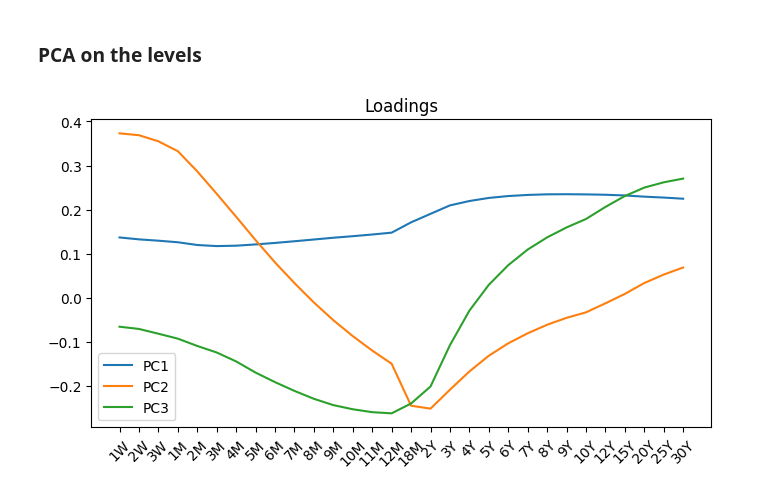
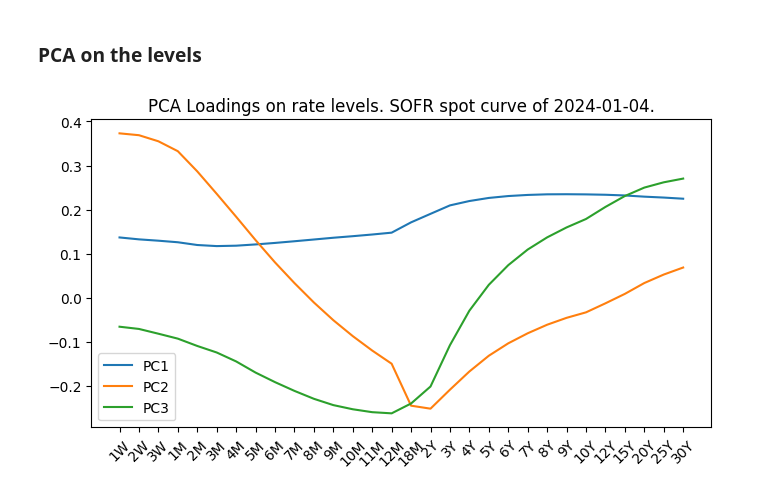
Before and after one commit to hedge-fund-strats/yield-curve-slope-trading, a Jupyter notebook: 01-pca.ipynb, the cells around one changed output. Cells and saved outputs as stored; diff of their text form; code cells hidden in the pictures.

```diff
--- a/01-pca.ipynb
+++ b/01-pca.ipynb
@@ -167,23 +168,23 @@ for i in range(1, 4):
 # %%
 n_mats = len(spot_diff.columns)
 n_obs = len(spot_diff)
 window_size = 252
-
+date = "2024-01-04"
 scores, daily_pca = mod.rolling_pca(df=spot_df,
                                        window_size=window_size,
                                        recalibration_period=1,
                                        columns=None,
                                        )
 
 plt.figure(figsize=(8, 4))
-plt.plot(daily_pca["2024-01-04"]["loadings"].T)
+plt.plot(daily_pca[f"{date}"]["loadings"].T)
 plt.xticks(range(len(spot_df.columns)),
            labels=spot_df.columns.to_list(),
            rotation=45)
-plt.title("Loadings")
+plt.title(f"PCA Loadings on rate levels. SOFR spot curve of {date}.")
 plt.legend(["PC1", "PC2", "PC3"])
 plt.show()
 # %% [output]
-[figure, old version]
+[figure, new version]
 # %%
 for i in range(1, 4):
```
Also changed, not shown: parts of 7 cells of this notebook.
